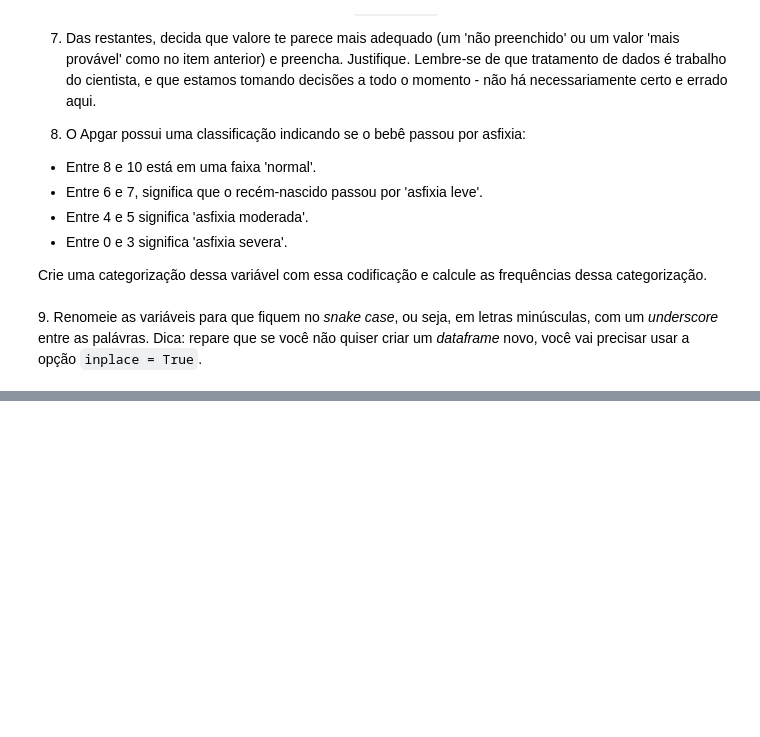
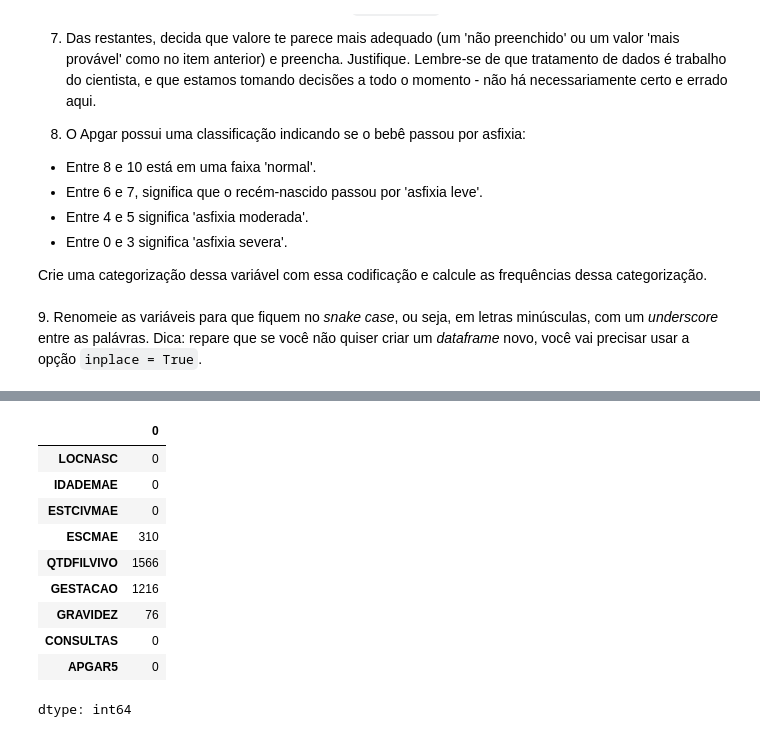
Before and after one commit to 0ace-jk/atividades_ebac, a Jupyter notebook: Mod5Ex_aulas_01a03.ipynb, the cells around one changed output, grey strips where cells are left out. Cells and saved outputs as stored; diff of their text form; code cells hidden in the pictures; blank space fills up the shorter version.

```diff
--- a/Mod5Ex_aulas_01a03.ipynb
+++ b/Mod5Ex_aulas_01a03.ipynb
@@ -55,0 +94,7 @@ sinasc.drop_duplicates().shape
+# %%
+# 4) seu código aqui
+
+sinasc_red.dropna(subset=['APGAR5'], inplace=True)
+print(sinasc_red.isna().sum())
+print('\n')
+print(f'O numero de linhas agora é de: {sinasc_red.shape[0]}')
@@ -56,2 +115,20 @@ sinasc.drop_duplicates().shape
+# %%
+# 5) seu código aqui
+
+sinasc_red['ESTCIVMAE'] = sinasc_red['ESTCIVMAE'].fillna(9)
+sinasc_red['CONSULTAS'] = sinasc_red['CONSULTAS'].fillna(9)
+sinasc_red.isna().sum()
+# %% [output]
+|  | 0 |
+| LOCNASC | 0 |
+| IDADEMAE | 0 |
+| ESTCIVMAE | 0 |
+| ESCMAE | 310 |
+| QTDFILVIVO | 1566 |
+| GESTACAO | 1216 |
+| GRAVIDEZ | 76 |
+| CONSULTAS | 0 |
+| APGAR5 | 0 |
+dtype: int64
 # %%
 # 6) Seu código aqui
```
Also changed, not shown: parts of 14 cells of this notebook.
